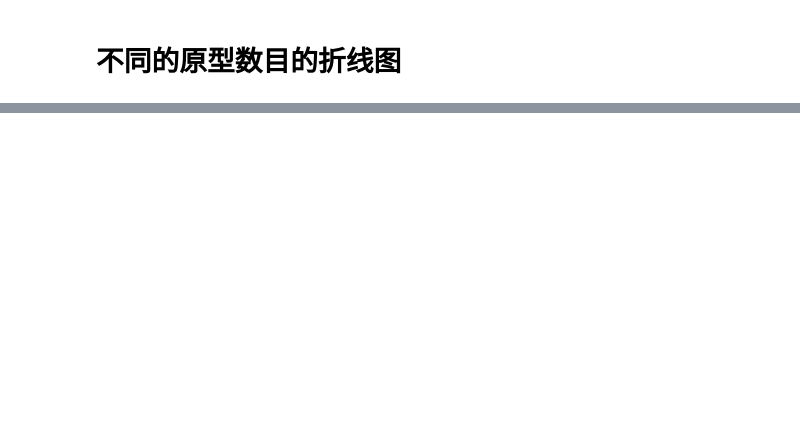
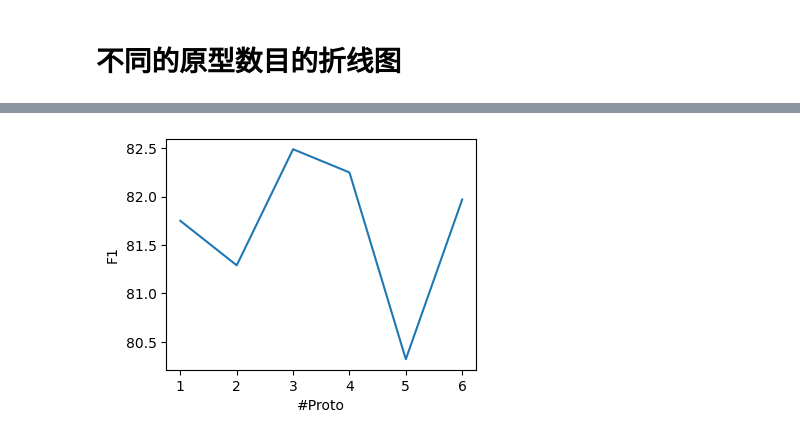
Before and after one commit to XiPotatonium/mproto, a Jupyter notebook: figs.ipynb, the cells around one changed output, grey strips where cells are left out. Cells and saved outputs as stored; diff of their text form; code cells hidden in the pictures; blank space fills up the shorter version.

```diff
--- a/figs.ipynb
+++ b/figs.ipynb
@@ -92,15 +96,17 @@ plt.show()
 # %%
 conll03 = [
     [84.39, 79.27, 81.75, 1],
     [83.42, 79.27, 81.29, 2],
     [84.27, 80.79, 82.49, 3],
     [84.53, 80.10, 82.25, 4],
     [82.84, 77.96, 80.32, 5],
     [84.53, 79.55, 81.97, 6],
 ]
 
-df_conll03 = pd.DataFrame(conll03, columns=["prec.", "rec.", "f1", "#proto"])
+df_conll03 = pd.DataFrame(conll03, columns=["Prec.", "Rec.", "F1", "#Proto"])
 
 plt.rcParams['figure.figsize'] = [4, 3]
-sns.lineplot(x="#proto", y="f1", data=df_conll03)
+sns.lineplot(x="#Proto", y="F1", data=df_conll03)
 plt.show()
+# %% [output]
+[figure, added]
```
Also changed, not shown: parts of 3 cells of this notebook, 5 other files.
